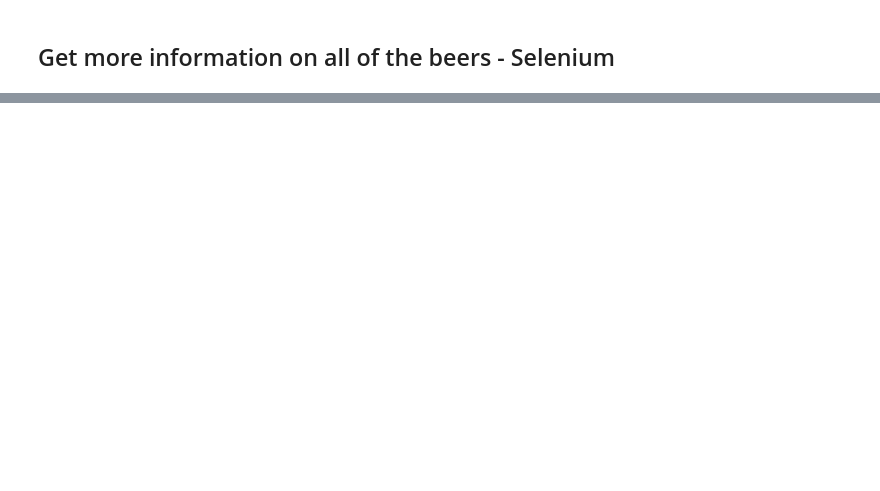
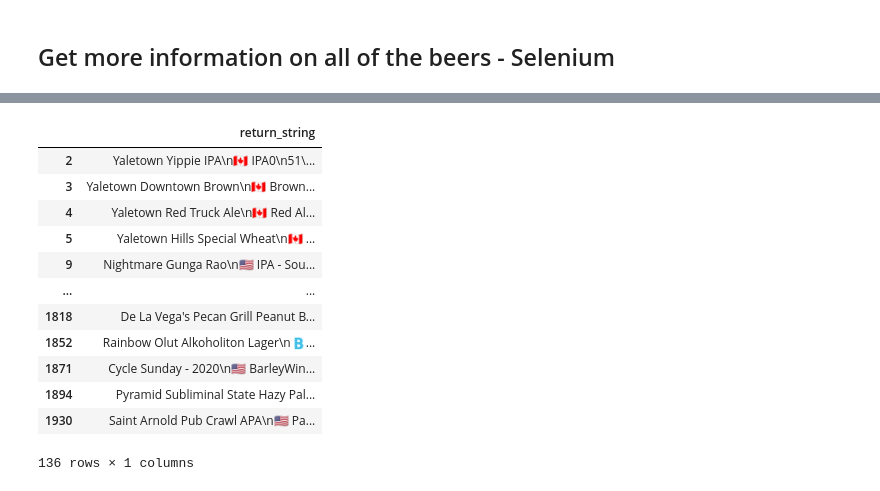
Before and after one commit to LukeBetham/beer_recommender, a Jupyter notebook: Scraping_RateBeer.ipynb, the cells around one changed output, grey strips where cells are left out. Saved outputs shown, nothing was run; the diff lists cells and outputs as text; code cells hidden in the pictures; blank space fills up the shorter version.

```diff
--- a/Scraping_RateBeer.ipynb
+++ b/Scraping_RateBeer.ipynb
@@ -192,3 +213,20 @@ beer_deets.drop("name_searched", axis=1, inplace=True)
+# %%
+# sorting the no-low alcohol
+no_alcohol
+# %% [output]
+|  | return_string |
+| 2 | Yaletown Yippie IPA\n🇨🇦 IPA0\n51\... |
+| 3 | Yaletown Downtown Brown\n🇨🇦 Brown... |
+| 4 | Yaletown Red Truck Ale\n🇨🇦 Red Al... |
+| 5 | Yaletown Hills Special Wheat\n🇨🇦 ... |
+| 9 | Nightmare Gunga Rao\n🇺🇸 IPA - Sou... |
+| ... | ... |
+| 1818 | De La Vega's Pecan Grill Peanut B... |
+| 1852 | Rainbow Olut Alkoholiton Lager\n🇧... |
+| 1871 | Cycle Sunday - 2020\n🇺🇸 BarleyWin... |
+| 1894 | Pyramid Subliminal State Hazy Pal... |
+| 1930 | Saint Arnold Pub Crawl APA\n🇺🇸 Pa... |
+136 rows × 1 columns
 # %%
 beer_deets
 # %% [output]
```
Also changed, not shown: parts of 13 cells of this notebook, 3 other files.
